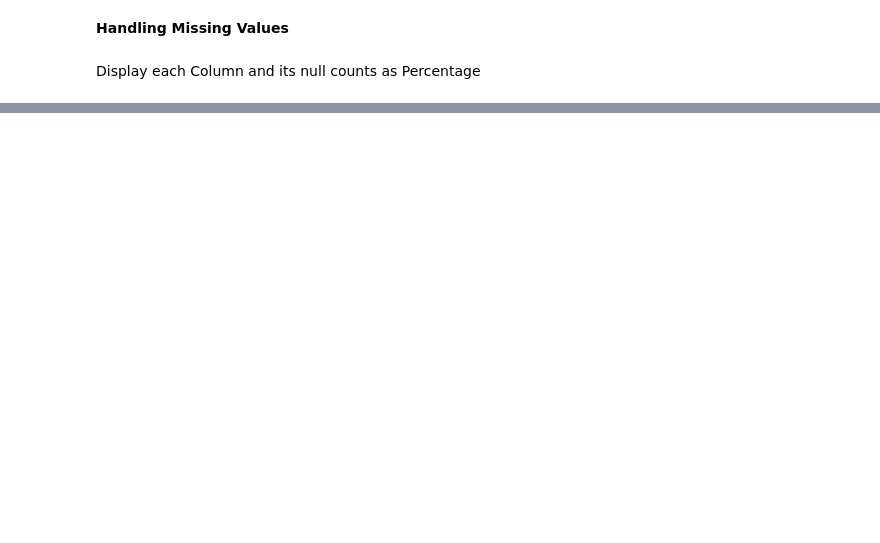
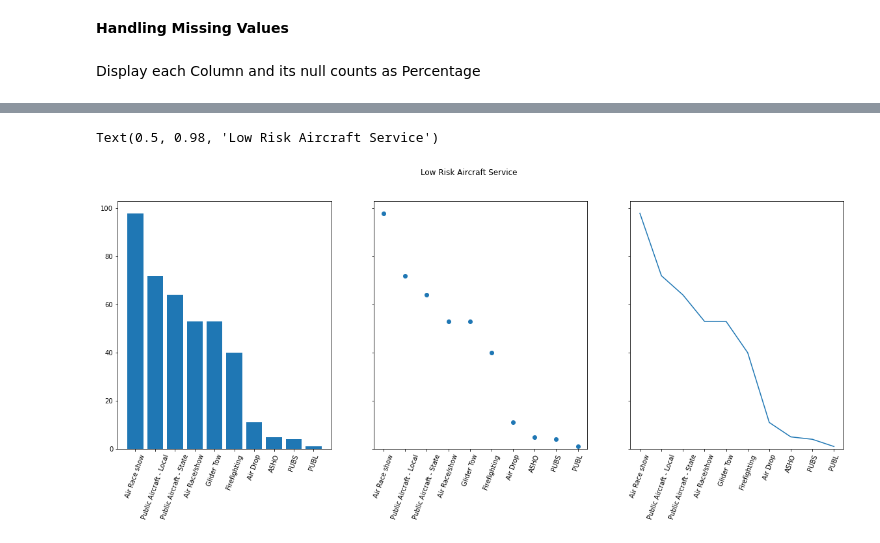
Before and after one commit to kamahTek/jet-flight, a Jupyter notebook: flight.ipynb, the cells around one changed output, grey strips where cells are left out. Cells and saved outputs as stored; diff of their text form; code cells hidden in the pictures; blank space fills up the shorter version.

```diff
--- a/flight.ipynb
+++ b/flight.ipynb
@@ -382,0 +707,21 @@ dtype: int64
+# %%
+# Low risk aircraft service
+data = new_aviation_data['Purpose_of_flight'].value_counts()
+service = list(data.index[-10:])
+accidents = list(data.values[-10:])
+
+fig, ax = plt.subplots(1, 3, figsize=(20, 7), sharey=True)
+
+ax[0].bar(service, accidents)
+ax[1].scatter(service, accidents)
+ax[2].plot(service, accidents)
+
+for ax in (ax[0], ax[1], ax[2]):
+    ax.tick_params(axis='x', rotation=70)
+    # plt.xticks(rotation=90)
+
+
+fig.suptitle('Low Risk Aircraft Service')
+# %% [output]
+Text(0.5, 0.98, 'Low Risk Aircraft Service')
+[figure, added]
```
Also changed, not shown: parts of 63 cells of this notebook.
